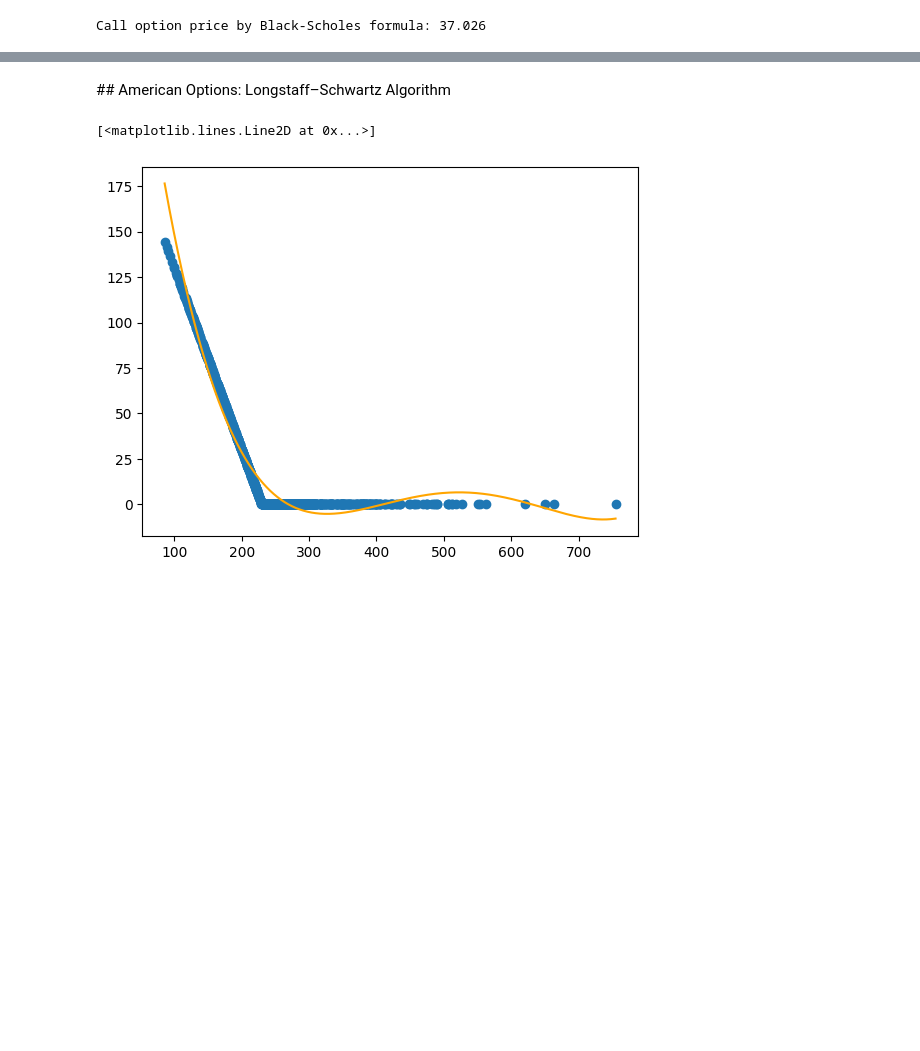
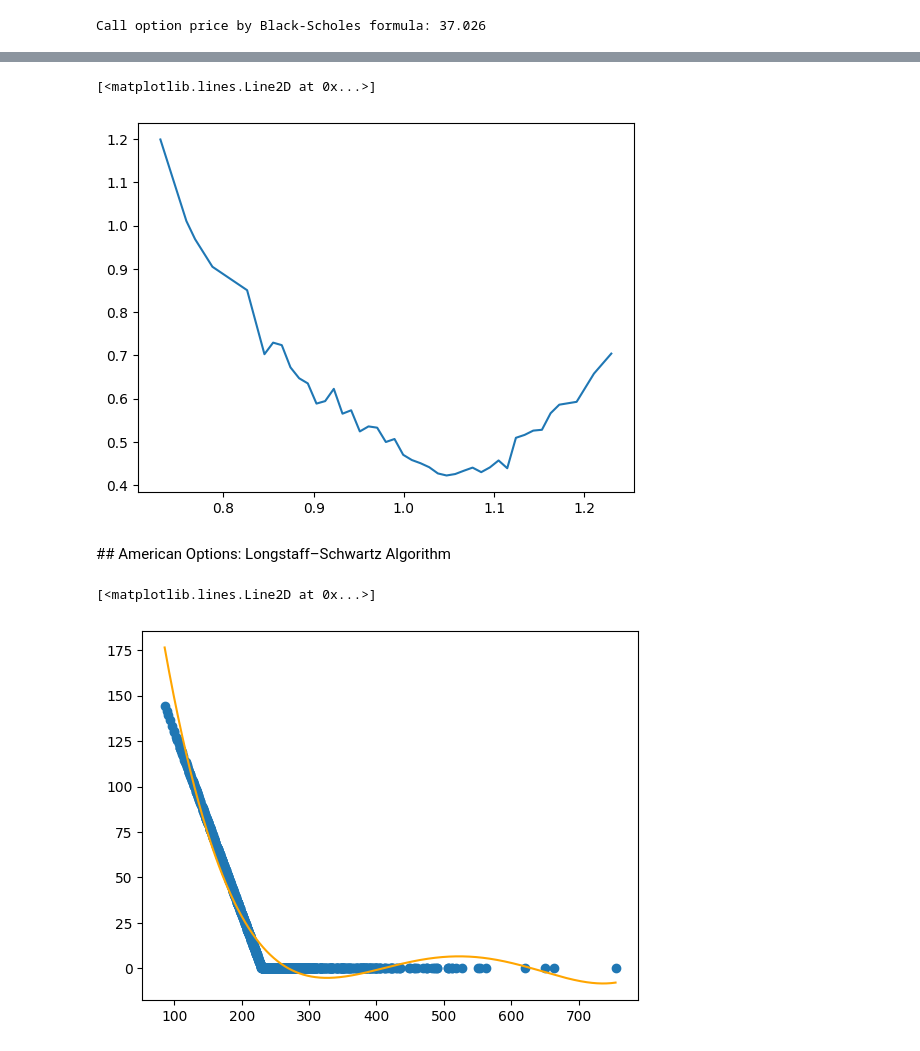
Before and after one commit to kokkuapples/ExploringOptionPricing, a Jupyter notebook: option_pricing.ipynb, the cells around one changed output, grey strips where cells are left out. Saved outputs shown, nothing was run; the diff lists cells and outputs as text; code cells hidden in the pictures; blank space fills up the shorter version.

```diff
--- a/option_pricing.ipynb
+++ b/option_pricing.ipynb
@@ -112,12 +111,14 @@ plt.show()
 # We implement black scholes formula for european option to compare the value with the mc method
 from scipy.stats import norm
 
-d1 = (np.log(S0/K) + (r + 0.5*sigma**2)*T) / (sigma*np.sqrt(T))
-d2 = d1 - sigma*np.sqrt(T)
+def bs_european_call(S0, K, r, T, sigma):
+    d1 = (np.log(S0/K) + (r + 0.5*sigma**2)*T) / (sigma*np.sqrt(T))
+    d2 = d1 - sigma*np.sqrt(T)
 
-C = S0*norm.cdf(d1) - K*np.exp(-r*T)*norm.cdf(d2)
-bs_price = C[0]
+    C = S0*norm.cdf(d1) - K*np.exp(-r*T)*norm.cdf(d2)
+    return C
 
+bs_price = bs_european_call(S0, K, r, T, sigma)[0]
 print(f"Call option price by Black-Scholes formula: {round(bs_price, 4)}")
 # %% [output]
 Call option price by Black-Scholes formula: 37.026
@@ -135,0 +139,11 @@ Iterations: 1000000 | MC price: 36.947  | Error -0.079  | Error (%): 0.002
+# %%
+ticker = yfinance.Ticker("AMZN")
+expiry = ticker.options[2]
+calls = ticker.option_chain(expiry).calls.copy()
+
+S0 = float(ticker.history(period="1d")["Close"].iloc[-1])
+calls["mid"] = (calls["ask"] + calls["bid"]) / 2
+T = (pd.Timestamp(expiry).date() - pd.Timestamp.now().date()).days / 365
+r = 0.0439
+
+calls
@@ -135,0 +168,12 @@ Iterations: 1000000 | MC price: 36.947  | Error -0.079  | Error (%): 0.002
+# %%
+from scipy.optimize import brentq
+
+IV_list = []
+for strike, C_market in zip(calls["strike"], calls["mid"]):
+    IV = brentq(lambda sigma: bs_european_call(S0, strike, r, T, sigma) - C_market, 1e-6, 5)
+    IV_list.append(IV)
+# %%
+plt.plot(calls["strike"]/S0, IV_list)
+# %% [output]
+[<matplotlib.lines.Line2D at 0x...>]
+[figure, added]
```
Also changed, not shown: parts of 10 cells of this notebook.
